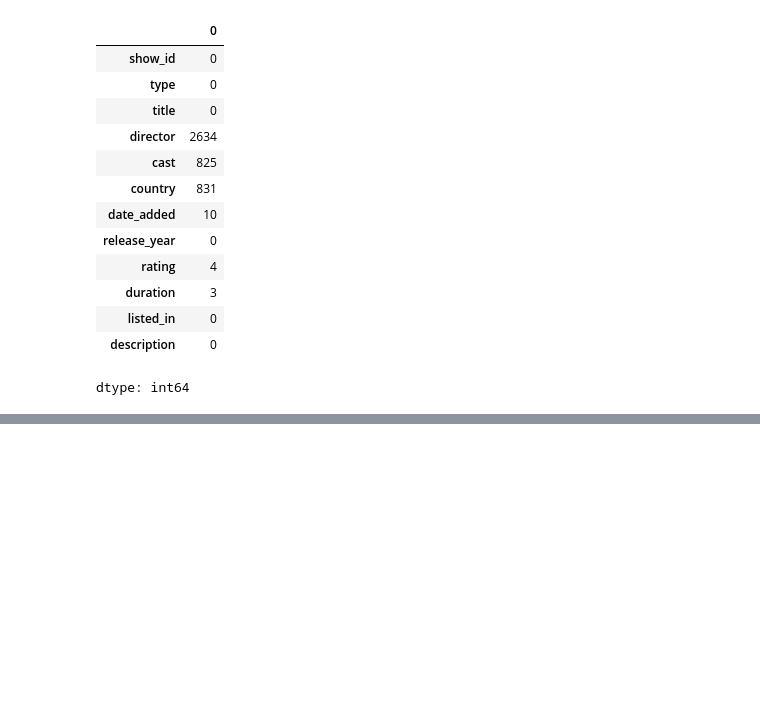
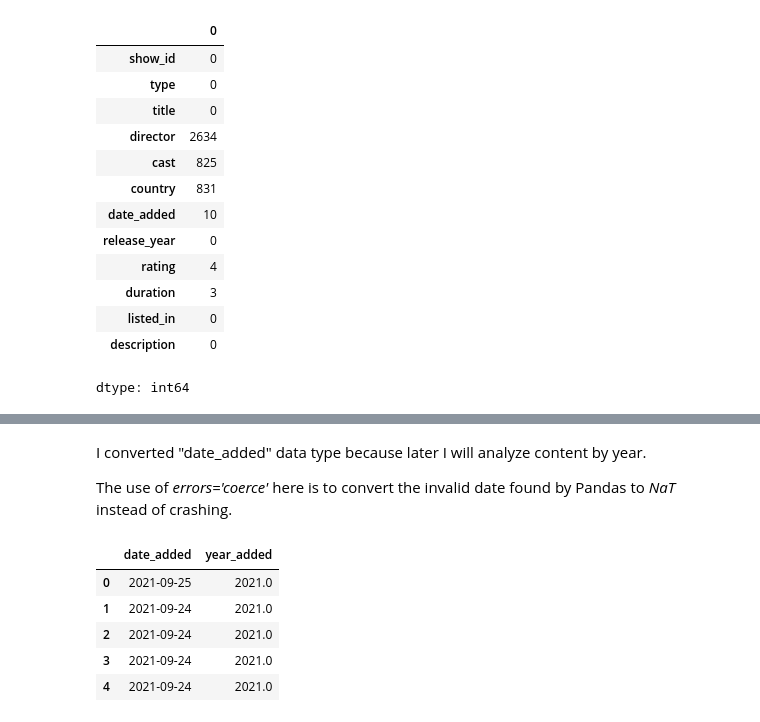
Before and after one commit to akshara-git17/synent-task3-netflixeda-akshara_dave, a Jupyter notebook: Task3_Netflix_EDA.ipynb, the cells around one changed output, grey strips where cells are left out. Cells and saved outputs as stored; diff of their text form; code cells hidden in the pictures; blank space fills up the shorter version.

```diff
--- a/Task3_Netflix_EDA.ipynb
+++ b/Task3_Netflix_EDA.ipynb
@@ -112,0 +183,21 @@ dtype: int64
+# %%
+df["date_added"] = pd.to_datetime(
+    df["date_added"],
+    errors="coerce"
+)
+# %% [markdown]
+I converted "date_added" data type because later I will analyze content by year.
+
+The use of *errors='coerce'* here is to convert the invalid date found by Pandas to *NaT* instead of crashing.
+# %%
+#creating year added column
+df["year_added"] = df["date_added"].dt.year
+# %%
+df[["date_added", "year_added"]].head()
+# %% [output]
+|  | date_added | year_added |
+| 0 | 2021-09-25 | 2021.0 |
+| 1 | 2021-09-24 | 2021.0 |
+| 2 | 2021-09-24 | 2021.0 |
+| 3 | 2021-09-24 | 2021.0 |
+| 4 | 2021-09-24 | 2021.0 |
```
Also changed, not shown: parts of 9 cells of this notebook.
